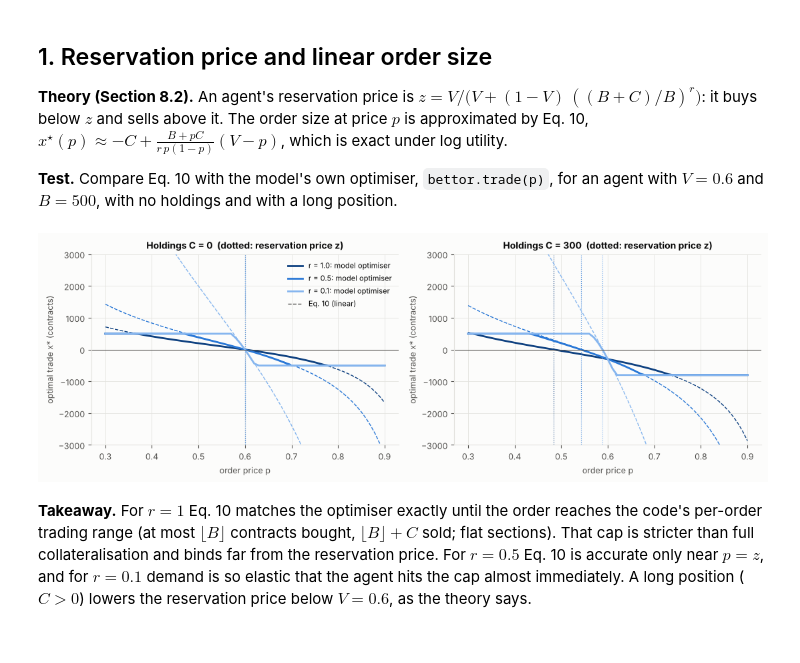
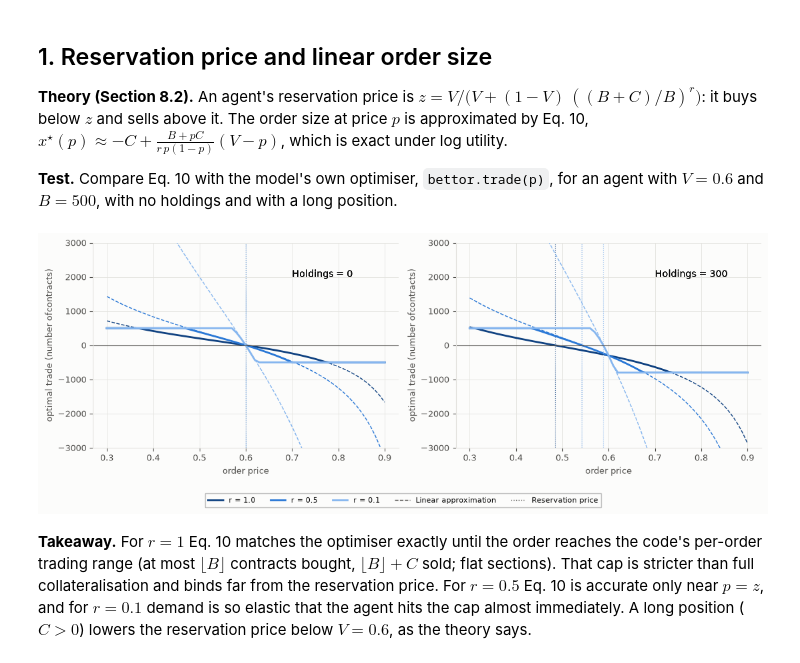
Before and after one commit to ebbam/power_prediction_clob, a Jupyter notebook: theory_checks/theory_assumptions.ipynb, the cells around one changed output. Drawn from its saved outputs; the diff is of its cells as text; code cells hidden in the pictures.

Commit message:
Appendix plot

```diff
--- a/theory_checks/theory_assumptions.ipynb
+++ b/theory_checks/theory_assumptions.ipynb
@@ -57,22 +57,48 @@ $x^\star(p) \approx -C + \frac{B+pC}{r\,p(1-p)}(V-p)$, which is exact under log
 # %%
 prices = np.linspace(0.3, 0.9, 61)
 fig, axes = plt.subplots(1, 2, figsize=(11, 3.8))
 for ax, holdings in zip(axes, [0, 300]):
     for r, color in zip([1.0, 0.5, 0.1], RAMP[::-1]):
         agent = bettor(budget=500.0, market_valuation=0.6, n_contracts=holdings, risk_av=r)
         exact = [agent.trade(p) for p in prices]
         linear = -holdings + (500 + prices * holdings) / (r * prices * (1 - prices)) * (0.6 - prices)
-        ax.plot(prices, exact, color=color, label=f"r = {r}: model optimiser")
+        ax.plot(prices, exact, color=color, label=f"r = {r}")
         ax.plot(prices, linear, color=color, lw=1, ls="--")
         ax.axvline(agent.reservation_price(), color=color, lw=0.8, ls=":")
-    ax.set(title=f"Holdings C = {holdings}  (dotted: reservation price z)", xlabel="order price p",
-           ylabel="optimal trade x* (contracts)", ylim=(-3000, 3000))
+        ax.text(0.7,2000, f"Holdings = {holdings}", fontsize=10)
+    ax.set(xlabel="order price",
+           ylabel="optimal trade (number ofcontracts)", ylim=(-3000, 3000))
     ax.axhline(0, color=MUTED, lw=0.8)
-axes[0].plot([], [], color=MUTED, lw=1, ls="--", label="Eq. 10 (linear)")
-axes[0].legend(loc="upper right")
+axes[0].plot([], [], color=MUTED, lw=1, ls="--", label="Linear approximation")
+axes[0].plot([], [], color=MUTED, lw=1, ls="dotted", label="Reservation price")
+# axes[0].legend(
+#     loc="upper center",
+#     bbox_to_anchor=(0.5, -0.15),
+#     ncol=5,
+#     frameon=True,
+#     edgecolor="#BBBBBB",
+#     framealpha=1.0,
+#     fancybox=False,
+#     borderpad=0.4,
+# )
+
+handles, labels = axes[0].get_legend_handles_labels()
+
+fig.legend(
+    handles,
+    labels,
+    loc="upper center",
+    bbox_to_anchor=(0.5, -0.02),
+    ncol=5,
+    frameon=True,
+    edgecolor="#BBBBBB",
+    framealpha=1.0,
+    fancybox=False,
+    borderpad=0.4,
+)
 plt.tight_layout()
 # %% [output]
-[figure, old version]
+[figure, new version]
 # %% [markdown]
 **Takeaway.** For $r=1$ Eq. 10 matches the optimiser exactly until the order reaches the code's per-order trading range (at most $\lfloor B\rfloor$ contracts bought, $\lfloor B\rfloor + C$ sold; flat sections). That cap is stricter than full collateralisation and binds far from the reservation price. For $r=0.5$ Eq. 10 is accurate only near $p=z$, and for $r=0.1$ demand is so elastic that the agent hits the cap almost immediately. A long position ($C>0$) lowers the reservation price below $V=0.6$, as the theory says.
 # %% [markdown]
```
Also changed, not shown: parts of 2 cells of this notebook, 22 other files.
